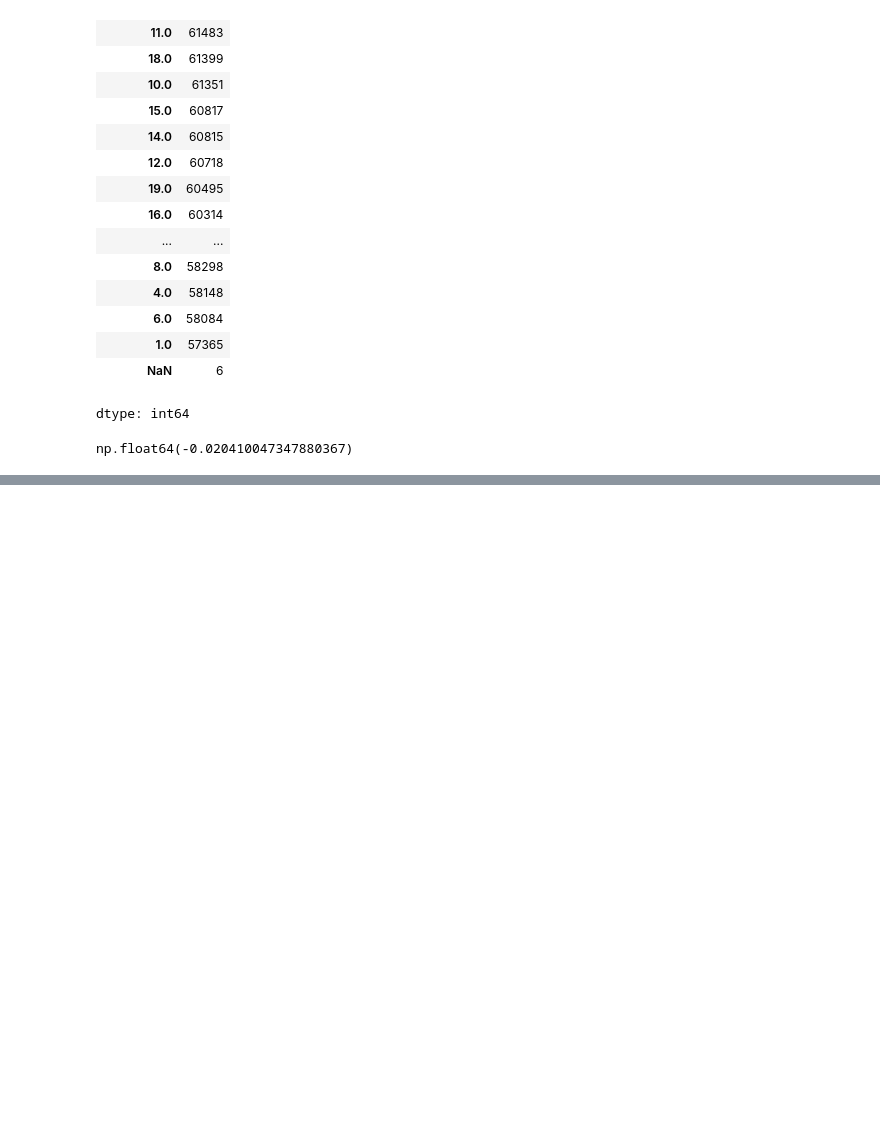
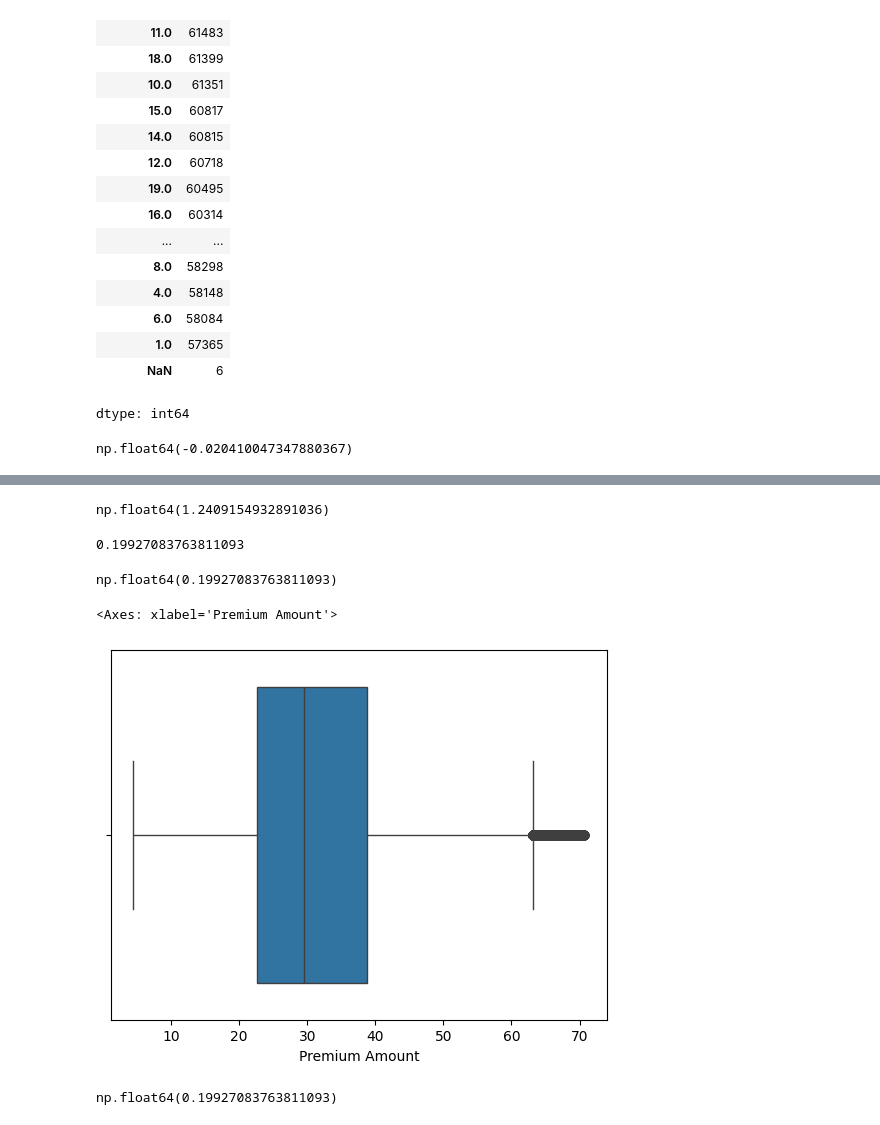
Before and after one commit to sushant758/ML-Exercises, a Jupyter notebook: Insurance.ipynb, the cells around one changed output, grey strips where cells are left out. Drawn from its saved outputs; the diff is of its cells as text; code cells hidden in the pictures; blank space fills up the shorter version.

```diff
--- a/Insurance.ipynb
+++ b/Insurance.ipynb
@@ -400,0 +551,2 @@ np.float64(-0.020410047347880367)
+# %%
+df['Smoking Status'] = df['Smoking Status'].map({'Yes': 1, 'No': 0})
@@ -400,0 +564,3 @@ np.float64(-0.020410047347880367)
+# %%
+order = {'Rarely' : 0 , 'Monthly': 1 , 'Weekly':3 , 'Daily': 4}
+df['Exercise Frequency'] = df['Exercise Frequency'].map(order)
@@ -400,0 +587,2 @@ np.float64(-0.020410047347880367)
+# %%
+df = pd.get_dummies(df, columns=['Property Type'] ,drop_first=True ,  dtype=int)
@@ -400,0 +608,23 @@ np.float64(-0.020410047347880367)
+# %%
+df['Premium Amount'].skew()
+# %% [output]
+np.float64(1.2409154932891036)
+# %%
+# First reset to original values - do you still have the original column?
+df['Premium Amount'] = np.sqrt(df['Premium Amount'])
+print(df['Premium Amount'].skew())
+# %% [output]
+0.19927083763811093
+# %%
+df['Premium Amount'].skew()
+# %% [output]
+np.float64(0.19927083763811093)
+# %%
+sns.boxplot(x=df['Premium Amount'])
+# %% [output]
+<Axes: xlabel='Premium Amount'>
+[figure, added]
+# %%
+df['Premium Amount'].skew()
+# %% [output]
+np.float64(0.19927083763811093)
```
Also changed, not shown: parts of 25 cells of this notebook.
